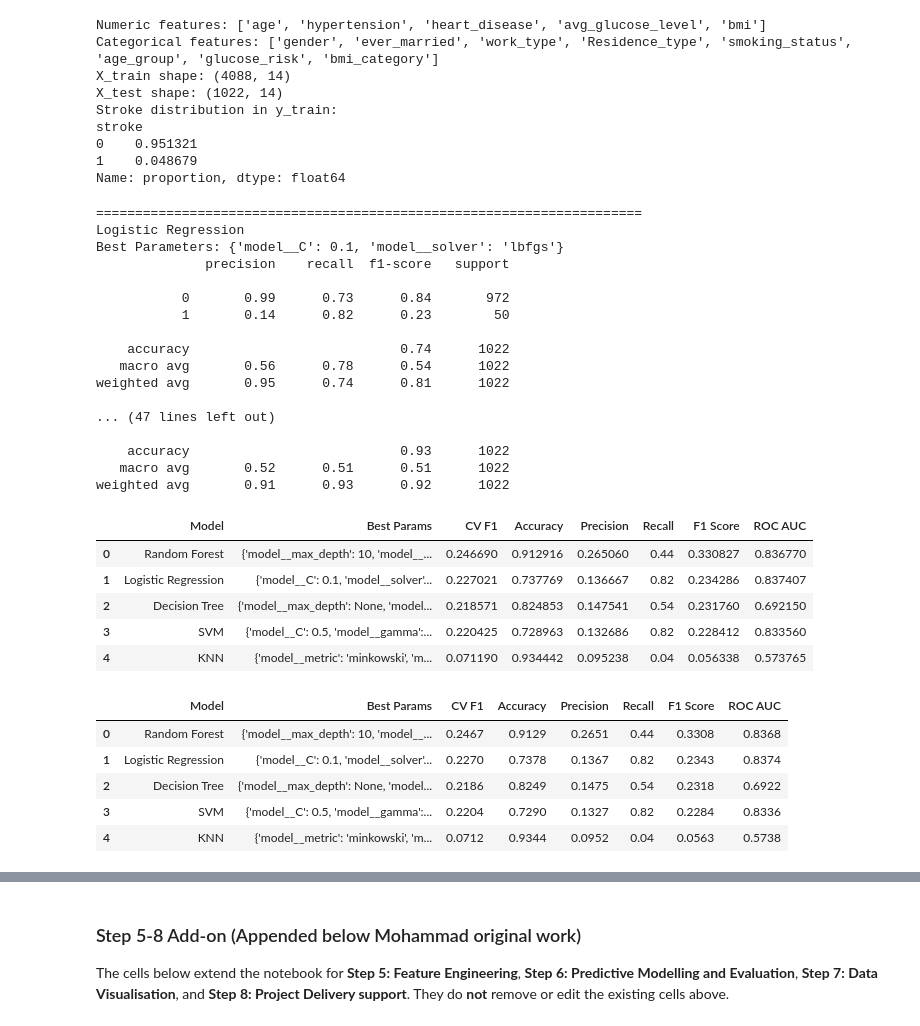
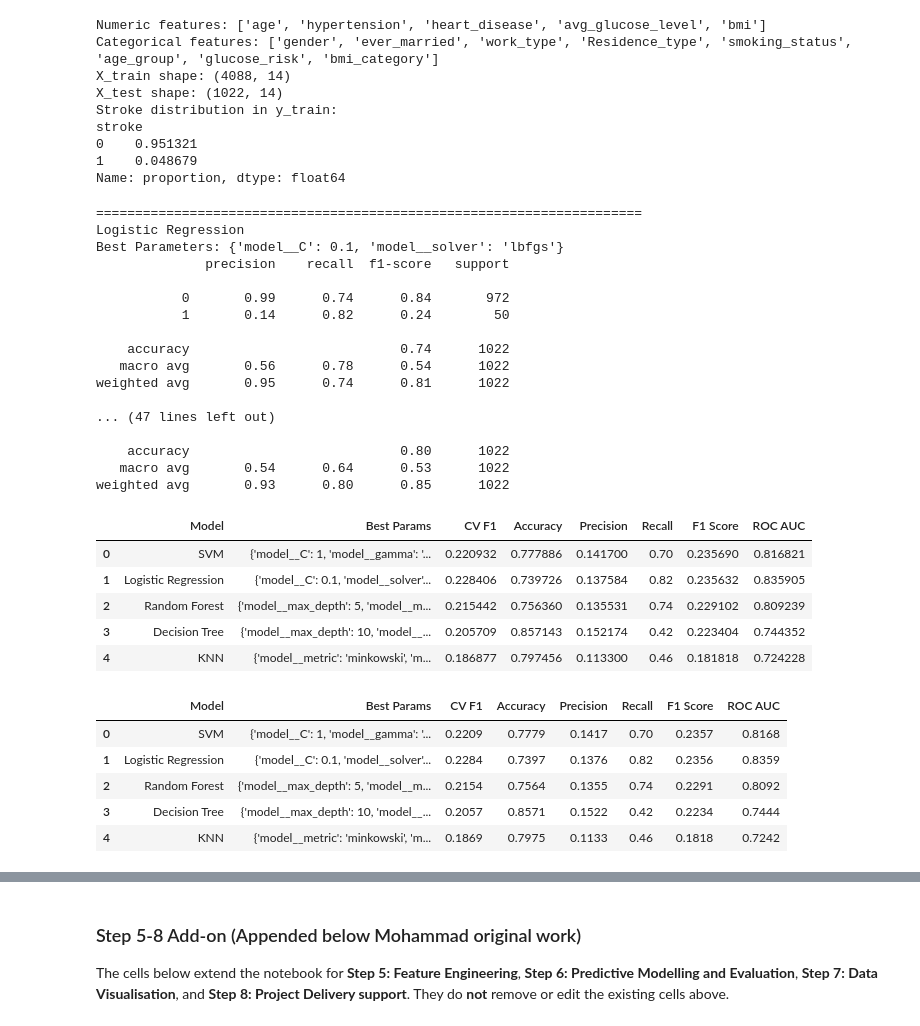
Before and after one commit to JustinDang69/Assesment2-PA, a Jupyter notebook: Untitled.ipynb, the cells around one changed output, grey strips where cells are left out. Drawn from its saved outputs; the diff is of its cells as text; code cells hidden in the pictures.

```diff
--- a/Untitled.ipynb
+++ b/Untitled.ipynb
@@ -559,8 +564,9 @@ results = []
 best_models = {}
 
 for model_name, config in model_configs.items():
-    pipe = Pipeline(steps=[
+    pipe = ImbPipeline(steps=[
         ('preprocessor', preprocessor),
+        ('smote', SMOTE(random_state=42)),
         ('model', config['model'])
     ])
 
@@ -590,43 +596,43 @@ for model_name, config in model_configs.items():
         'Precision': precision_score(y_test, y_pred, zero_division=0),
         'Recall': recall_score(y_test, y_pred, zero_division=0),
         'F1 Score': f1_score(y_test, y_pred, zero_division=0),
         'ROC AUC': roc_auc_score(y_test, y_prob) if y_prob is not None else np.nan
     }
 
     results.append(result_row)
     best_models[model_name] = best_model
 
     print(f"\n{'='*70}")
     print(f"{model_name}")
     print(f"Best Parameters: {grid.best_params_}")
     print(classification_report(y_test, y_pred, zero_division=0))
 
 results_df = pd.DataFrame(results).sort_values(by='F1 Score', ascending=False).reset_index(drop=True)
 results_df
 # %% [output]
 ======================================================================
 Logistic Regression
 Best Parameters: {'model__C': 0.1, 'model__solver': 'lbfgs'}
               precision    recall  f1-score   support
 
-           0       0.99      0.73      0.84       972
-           1       0.14      0.82      0.23        50
+           0       0.99      0.74      0.84       972
+           1       0.14      0.82      0.24        50
 
     accuracy                           0.74      1022
    macro avg       0.56      0.78      0.54      1022
 weighted avg       0.95      0.74      0.81      1022
 
 ... (47 lines left out)
 
-    accuracy                           0.93      1022
-   macro avg       0.52      0.51      0.51      1022
-weighted avg       0.91      0.93      0.92      1022
+    accuracy                           0.80      1022
+   macro avg       0.54      0.64      0.53      1022
+weighted avg       0.93      0.80      0.85      1022
 |  | Model | Best Params | CV F1 | Accuracy | Precision | Recall | F1 Score | ROC AUC |
-| 0 | Random Forest | {'model__max_depth': 10, 'model__... | 0.246690 | 0.912916 | 0.265060 | 0.44 | 0.330827 | 0.836770 |
-| 1 | Logistic Regression | {'model__C': 0.1, 'model__solver'... | 0.227021 | 0.737769 | 0.136667 | 0.82 | 0.234286 | 0.837407 |
-| 2 | Decision Tree | {'model__max_depth': None, 'model... | 0.218571 | 0.824853 | 0.147541 | 0.54 | 0.231760 | 0.692150 |
-| 3 | SVM | {'model__C': 0.5, 'model__gamma':... | 0.220425 | 0.728963 | 0.132686 | 0.82 | 0.228412 | 0.833560 |
-| 4 | KNN | {'model__metric': 'minkowski', 'm... | 0.071190 | 0.934442 | 0.095238 | 0.04 | 0.056338 | 0.573765 |
+| 0 | SVM | {'model__C': 1, 'model__gamma': '... | 0.220932 | 0.777886 | 0.141700 | 0.70 | 0.235690 | 0.816821 |
+| 1 | Logistic Regression | {'model__C': 0.1, 'model__solver'... | 0.228406 | 0.739726 | 0.137584 | 0.82 | 0.235632 | 0.835905 |
+| 2 | Random Forest | {'model__max_depth': 5, 'model__m... | 0.215442 | 0.756360 | 0.135531 | 0.74 | 0.229102 | 0.809239 |
+| 3 | Decision Tree | {'model__max_depth': 10, 'model__... | 0.205709 | 0.857143 | 0.152174 | 0.42 | 0.223404 | 0.744352 |
+| 4 | KNN | {'model__metric': 'minkowski', 'm... | 0.186877 | 0.797456 | 0.113300 | 0.46 | 0.181818 | 0.724228 |
 # %%
 
 # Show a cleaner summary table for the report
@@ -636,11 +642,11 @@ summary_table[metric_columns] = summary_table[metric_columns].round(4)
 summary_table
 # %% [output]
 |  | Model | Best Params | CV F1 | Accuracy | Precision | Recall | F1 Score | ROC AUC |
-| 0 | Random Forest | {'model__max_depth': 10, 'model__... | 0.2467 | 0.9129 | 0.2651 | 0.44 | 0.3308 | 0.8368 |
-| 1 | Logistic Regression | {'model__C': 0.1, 'model__solver'... | 0.2270 | 0.7378 | 0.1367 | 0.82 | 0.2343 | 0.8374 |
-| 2 | Decision Tree | {'model__max_depth': None, 'model... | 0.2186 | 0.8249 | 0.1475 | 0.54 | 0.2318 | 0.6922 |
-| 3 | SVM | {'model__C': 0.5, 'model__gamma':... | 0.2204 | 0.7290 | 0.1327 | 0.82 | 0.2284 | 0.8336 |
-| 4 | KNN | {'model__metric': 'minkowski', 'm... | 0.0712 | 0.9344 | 0.0952 | 0.04 | 0.0563 | 0.5738 |
+| 0 | SVM | {'model__C': 1, 'model__gamma': '... | 0.2209 | 0.7779 | 0.1417 | 0.70 | 0.2357 | 0.8168 |
+| 1 | Logistic Regression | {'model__C': 0.1, 'model__solver'... | 0.2284 | 0.7397 | 0.1376 | 0.82 | 0.2356 | 0.8359 |
+| 2 | Random Forest | {'model__max_depth': 5, 'model__m... | 0.2154 | 0.7564 | 0.1355 | 0.74 | 0.2291 | 0.8092 |
+| 3 | Decision Tree | {'model__max_depth': 10, 'model__... | 0.2057 | 0.8571 | 0.1522 | 0.42 | 0.2234 | 0.7444 |
+| 4 | KNN | {'model__metric': 'minkowski', 'm... | 0.1869 | 0.7975 | 0.1133 | 0.46 | 0.1818 | 0.7242 |
 # %%
 
 # ----- Step 7: Data Visualisation -----
```
Also changed, not shown: parts of 13 cells of this notebook.
